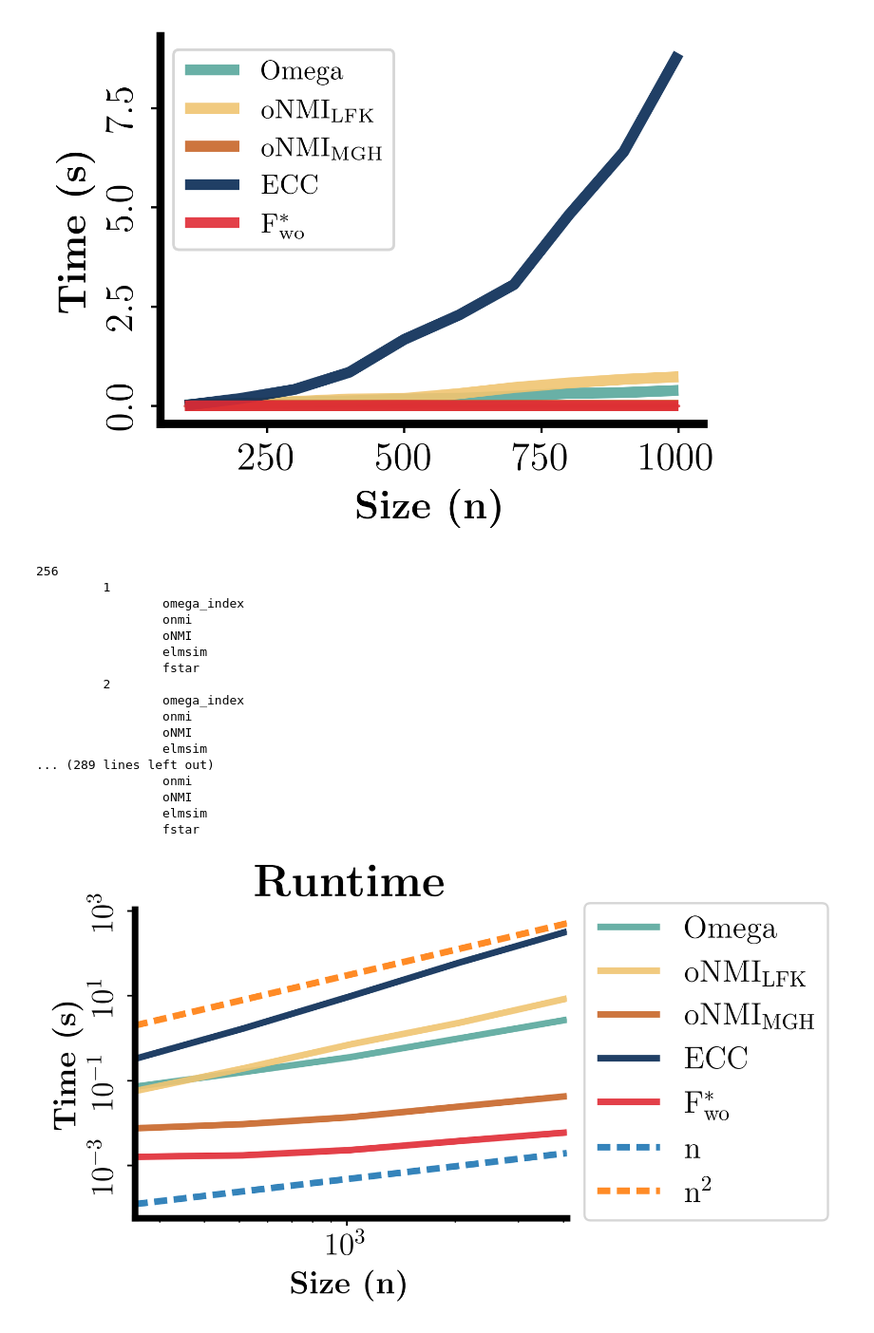
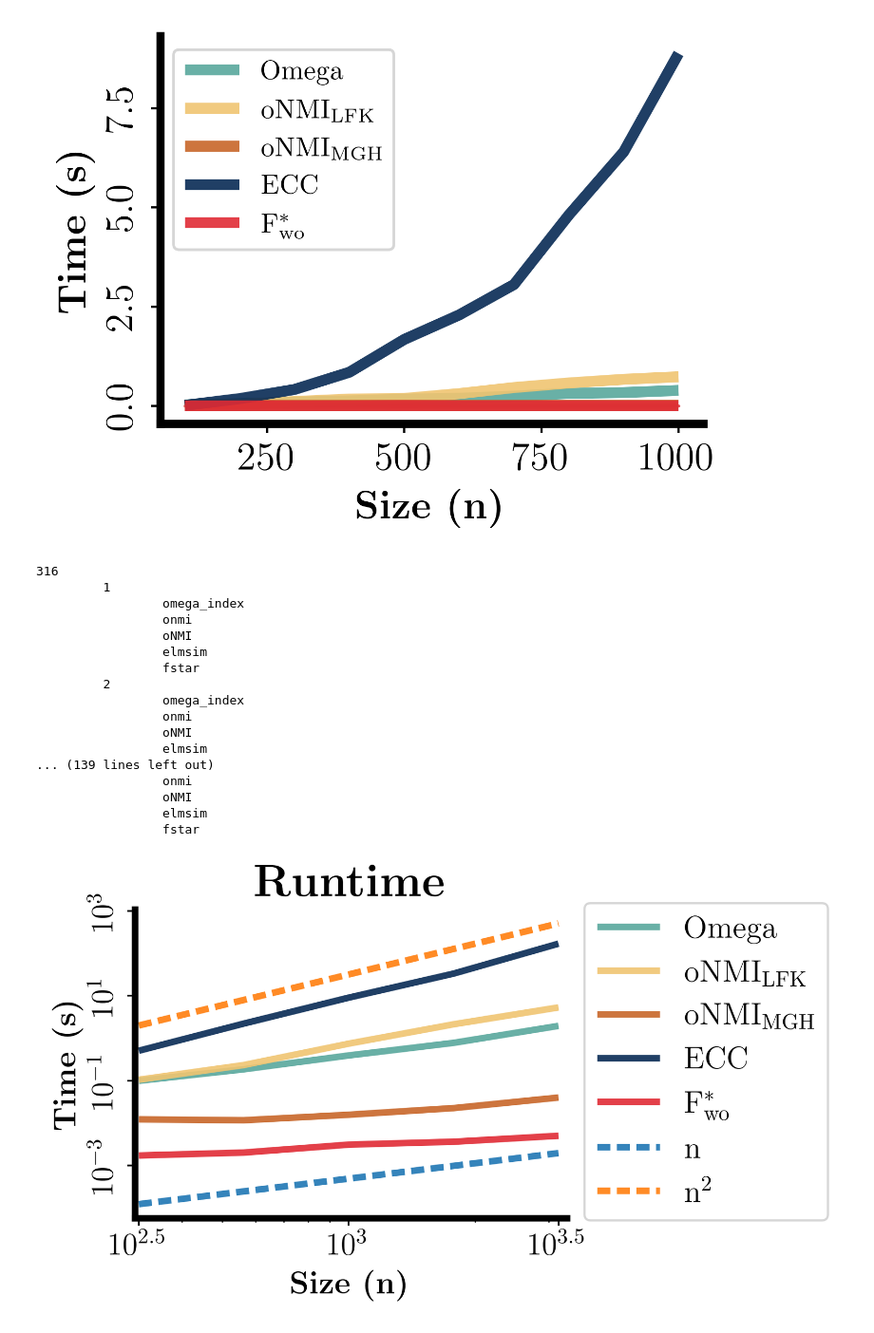
Before and after one commit to ryandewolfe33/fstar, a Jupyter notebook: experiments/time.ipynb, the cells around one changed output. Shown at 95% size. Cells and saved outputs as stored; diff of their text form; code cells hidden in the pictures.

Commit message:
Fix xticks of time figure

```diff
--- a/experiments/time.ipynb
+++ b/experiments/time.ipynb
@@ -304,10 +309,10 @@ plt.show()
 # %% [output]
 [figure]
 # %%
-ns = [2**8, 2**9, 2**10, 2**11, 2**12]
+ns = np.array([10**2.5, 10**2.75, 10**3, 10**3.25, 10**3.5], dtype="int64")
 eta = 2
 xi = 0.3
-runs = 10
+runs = 5
 
 times = np.empty((n_measures, len(ns), runs), dtype="float64")
 for j, n in enumerate(ns):
@@ -340,7 +345,7 @@ for j, n in enumerate(ns):
                 times[i, j, r] = time.time() - start
 np.save("times_n2.npy", times)
 # %% [output]
-256
+316
          1
                  omega_index
                  onmi
@@ -352,14 +357,14 @@ np.save("times_n2.npy", times)
                  onmi
                  oNMI
                  elmsim
-... (289 lines left out)
+... (139 lines left out)
                  onmi
                  oNMI
                  elmsim
                  fstar
 # %%
 # plot results
-ns = [2**8, 2**9, 2**10, 2**11, 2**12]
+ns = np.array([10**2.5, 10**2.75, 10**3, 10**3.25, 10**3.5], dtype="int64")
 times = np.load("times_n2.npy")
 means = np.mean(times, axis=2)
 stds = np.std(times, axis=2)
@@ -375,35 +380,37 @@ ax.plot(ns, ny, label="n", alpha = 0.9, lw = 3, dashes = [2,1])
 n2y = 2 ** (2*np.arange(5)+1)
 ax.plot(ns, n2y, label=r"n$^2$", alpha = 0.9, lw = 3, dashes = [2,1])
 
-ax.set_xlim([2**8, 2**12])
+ax.set_xlim([10**2.49, 10**3.52])
 # ax.set_ylim([0, 1])
-# ax.set_xticks([10**2.5, 10**3, 10**3.5])
+ax.set_xticks([])
 # ax.set_yticks([0.0, 0.5, 1.0])
 plt.yticks(rotation=90, va="center")
 ax.tick_params(labelsize=14.4)
 ax.set_xscale("log")
 ax.set_yscale("log")
 ax.set_xlabel(r'\Large\bf Size (n)')
 ax.set_ylabel(r'\Large \bf Time (s)')
+ax.set_xticks([10**2.5, 10**3, 10**3.5], [r"$10^{2.5}$", r"$10^3$", r"$10^{3.5}$"])
 
 for spine in ['right', 'top']:
     ax.spines[spine].set_visible(False)
 for spine in ['left', 'bottom']:
     ax.spines[spine].set_linewidth(3)
 
 handles, labels = ax.get_legend_handles_labels()
 fig.legend(
     handles,
     measure_name+["n", r"n$^2$"],
     bbox_to_anchor=[1.15, 0.5],
     loc='center',
     ncol=1,
     fancybox=True,
     fontsize=14.4
 )
+ax.set_xticks([10**2.5, 10**3, 10**3.5])
 ax.set_title(r"\huge \bf Runtime")
 set_size(7,5)
 fig.savefig("fig4.pdf", bbox_inches="tight")
 plt.show()
 # %% [output]
-[figure, old version]
+[figure, new version]
```
Also changed, not shown: parts of 1 cell of this notebook.
